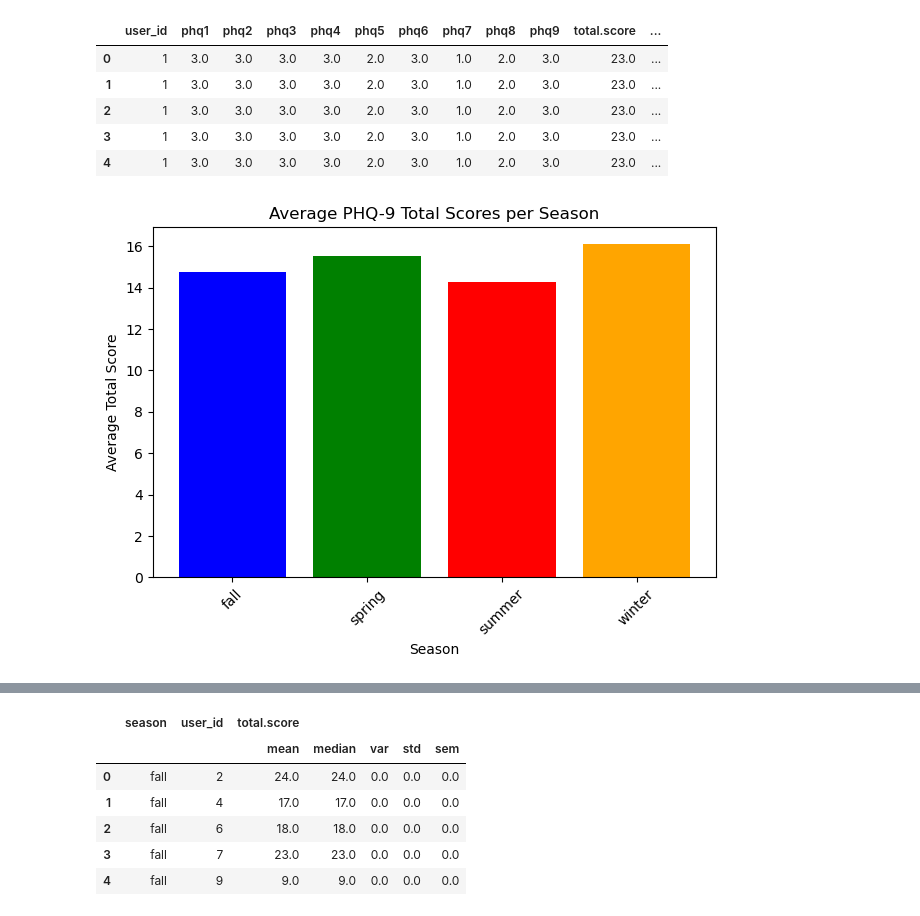
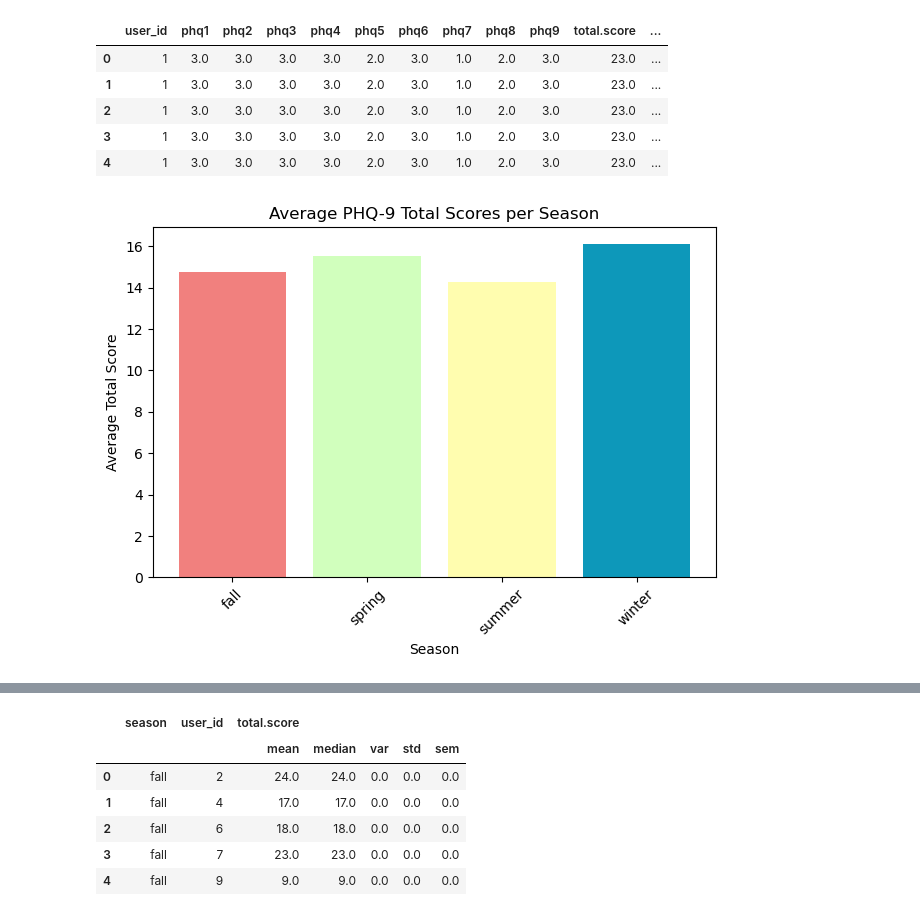
Before and after one commit to meera-patel01/PHQ-9-ANALYSIS, a Jupyter notebook: PHQ-9 ANALYSIS.ipynb, the cells around one changed output, grey strips where cells are left out. Saved outputs shown, nothing was run; the diff lists cells and outputs as text; code cells hidden in the pictures.

```diff
--- a/PHQ-9 ANALYSIS.ipynb
+++ b/PHQ-9 ANALYSIS.ipynb
@@ -92,16 +97,16 @@ total_scores_df.head()
 # %%
 # Group the data by season and calculate the mean of total scores for each season
 season_scores = total_scores_df.groupby('season')['total.score'].mean().reset_index()
 
 # Plotting the bar graph
-plt.bar(season_scores['season'], season_scores['total.score'], color=['blue', 'green', 'red', 'orange'])
+plt.bar(season_scores['season'], season_scores['total.score'], color=['#f1807e', '#D1FFBD', '#fffdaf', '#0D98BA'])
 plt.title('Average PHQ-9 Total Scores per Season')
 plt.xlabel('Season')
 plt.ylabel('Average Total Score')
 plt.xticks(rotation=45)  # Rotate the x-axis labels for better readability
 plt.tight_layout()  # Adjust the layout to fit the figure neatly
 
 # Show the plot
 plt.show()
 # %% [output]
-[figure, old version]
+[figure, new version]
```
Also changed, not shown: parts of 21 cells of this notebook.
